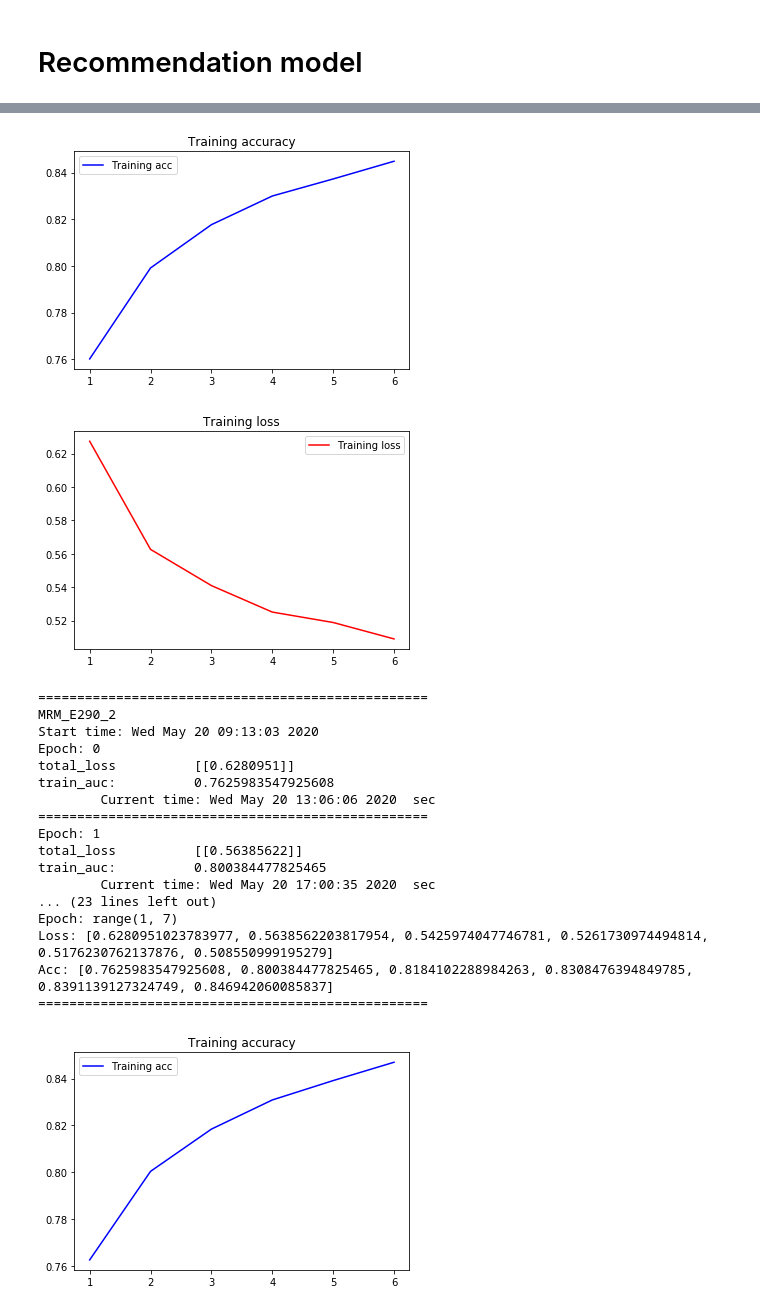
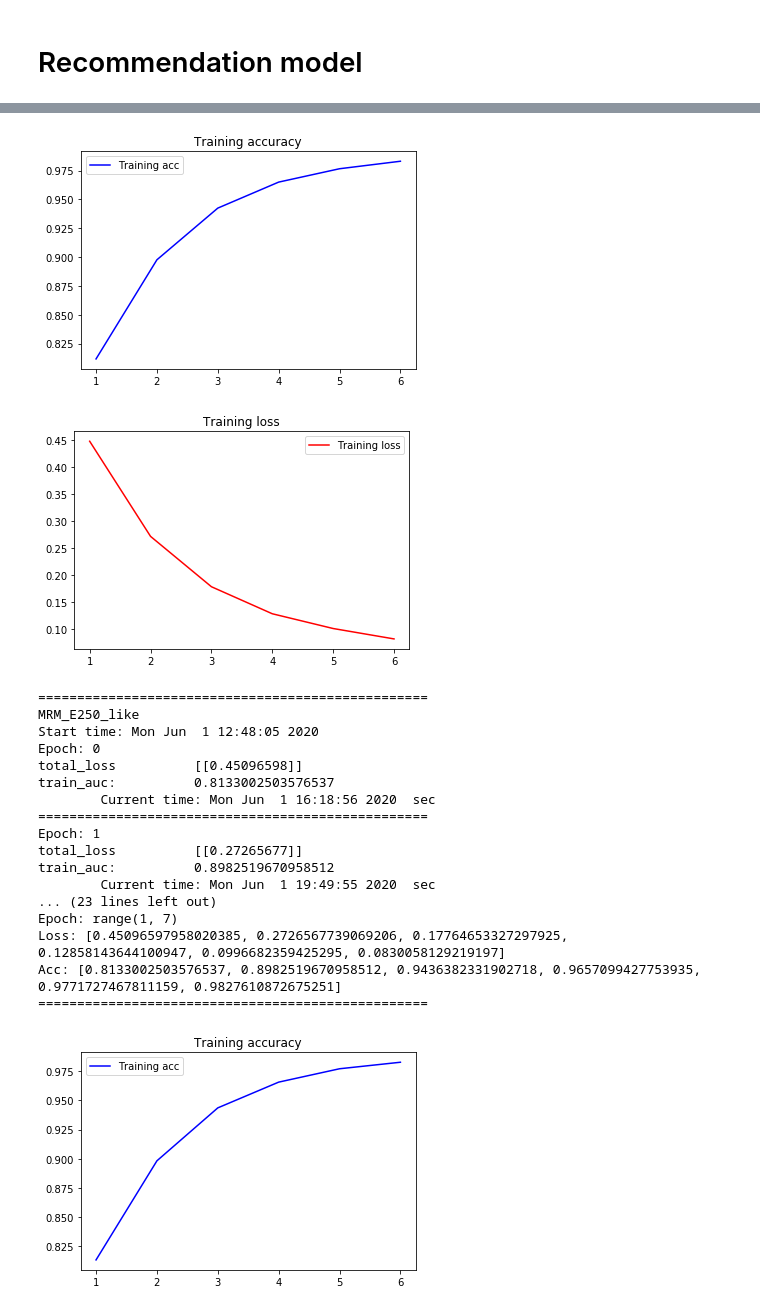
Before and after one commit to arrowill74/GPUbackup, a Jupyter notebook: MRM/MRM-GridSearch.ipynb, the cells around one changed output, grey strips where cells are left out. Saved outputs shown, nothing was run; the diff lists cells and outputs as text; code cells hidden in the pictures.

```diff
--- a/MRM/MRM-GridSearch.ipynb
+++ b/MRM/MRM-GridSearch.ipynb
@@ -32,11 +32,12 @@ def sigmoid(x):
 # %% [markdown]
 # Load numpy array
 # %%
-#all_npy = np.load('./npy/all_2372.npy')
-all_npy = np.load('./npy/imdb.npy')
+all_npy = np.load('./npy/all_2372.npy')
+# all_npy = np.load('./npy/imdb.npy')
 movie_genre = np.load('./npy/movie_genre.npy')
 usr_following = np.load('./npy/user_followings.npy')
-usr_genre = np.load('./npy/user_genre.npy')
+# usr_genre = np.load('./npy/user_genre.npy')
+usr_genre = np.load('./npy/user_genre_like.npy')
 
 print('All features:', all_npy.shape)
 print('Movie genre:', movie_genre.shape)
@@ -352,11 +367,11 @@ def training(SAVE_NAME):
     print('End time:', time.ctime())
 
     U, Y, A, E, Au, Ay, Aa, Av, B = sess.run([user_latent, item_latent, aux_item, embedding, Wu, Wy, Wa, Wv, Beta])
-    np.savez('./weight/grid/' + SAVE_NAME + '.npz',
+    np.savez('./weight/grid_like/' + SAVE_NAME + '.npz',
              U=U, Y=Y, A=A, E=E, Wu=Au, Wy=Ay, Wa=Aa, Wv=Av, B=B)
 
     return loss_acc_list
 # %%
-search_list = [280, 290]
+search_list = [230, 250]
 print(search_list)
 # %% [output]
@@ -364,7 +379,6 @@ print(search_list)
 # %%
-idx = 2
 for embedding_dims in search_list:
-    SAVE_NAME = 'MRM_E{}_{}'.format(embedding_dims, idx)
+    SAVE_NAME = 'MRM_E{}_{}'.format(embedding_dims, 'like')
 
     tf.reset_default_graph()
 
@@ -496,10 +510,10 @@ for embedding_dims in search_list:
                 0.01 * tf.reduce_sum(tf.multiply(wu, wu)),
                 0.01 * tf.reduce_sum(tf.multiply(wy, wy)),
                 0.01 * tf.reduce_sum(tf.multiply(wa, wa)),
-                1 * tf.reduce_sum(tf.multiply(wv,wv)),
+                0.00001 * tf.reduce_sum(tf.multiply(wv,wv)),
 
                 0.001 * tf.reduce_sum(tf.multiply(beta,beta)),
-                0.01 * tf.reduce_sum(tf.multiply(embedding,embedding))
+                0.00001 * tf.reduce_sum(tf.multiply(embedding,embedding))
               ])
 
     loss = l2_norm - tf.log(tf.sigmoid(xuij)) # objective funtion
@@ -549,21 +563,21 @@ Acc: [0.7600903075822604, 0.7991148068669528, 0.8176770386266095, 0.829975858369
 ==================================================
-[figure, old version]
+[figure, new version]
-[figure, old version]
+[figure, new version]
 ==================================================
-MRM_E290_2
-Start time: Wed May 20 09:13:03 2020
+MRM_E250_like
+Start time: Mon Jun  1 12:48:05 2020
 Epoch: 0
-total_loss          [[0.6280951]]
-train_auc:          0.7625983547925608
-        Current time: Wed May 20 13:06:06 2020  sec
+total_loss          [[0.45096598]]
+train_auc:          0.8133002503576537
+        Current time: Mon Jun  1 16:18:56 2020  sec
 ==================================================
 Epoch: 1
-total_loss          [[0.56385622]]
-train_auc:          0.800384477825465
-        Current time: Wed May 20 17:00:35 2020  sec
+total_loss          [[0.27265677]]
+train_auc:          0.8982519670958512
+        Current time: Mon Jun  1 19:49:55 2020  sec
 ... (23 lines left out)
 Epoch: range(1, 7)
-Loss: [0.6280951023783977, 0.5638562203817954, 0.5425974047746781, 0.5261730974494814, 0.5176230762137876, 0.508550999195279]
-Acc: [0.7625983547925608, 0.800384477825465, 0.8184102288984263, 0.8308476394849785, 0.8391139127324749, 0.846942060085837]
+Loss: [0.45096597958020385, 0.2726567739069206, 0.17764653327297925, 0.12858143644100947, 0.0996682359425295, 0.0830058129219197]
+Acc: [0.8133002503576537, 0.8982519670958512, 0.9436382331902718, 0.9657099427753935, 0.9771727467811159, 0.9827610872675251]
 ==================================================
-[figure, old version]
+[figure, new version]
```
Also changed, not shown: parts of 7 cells of this notebook, 20 other files.
